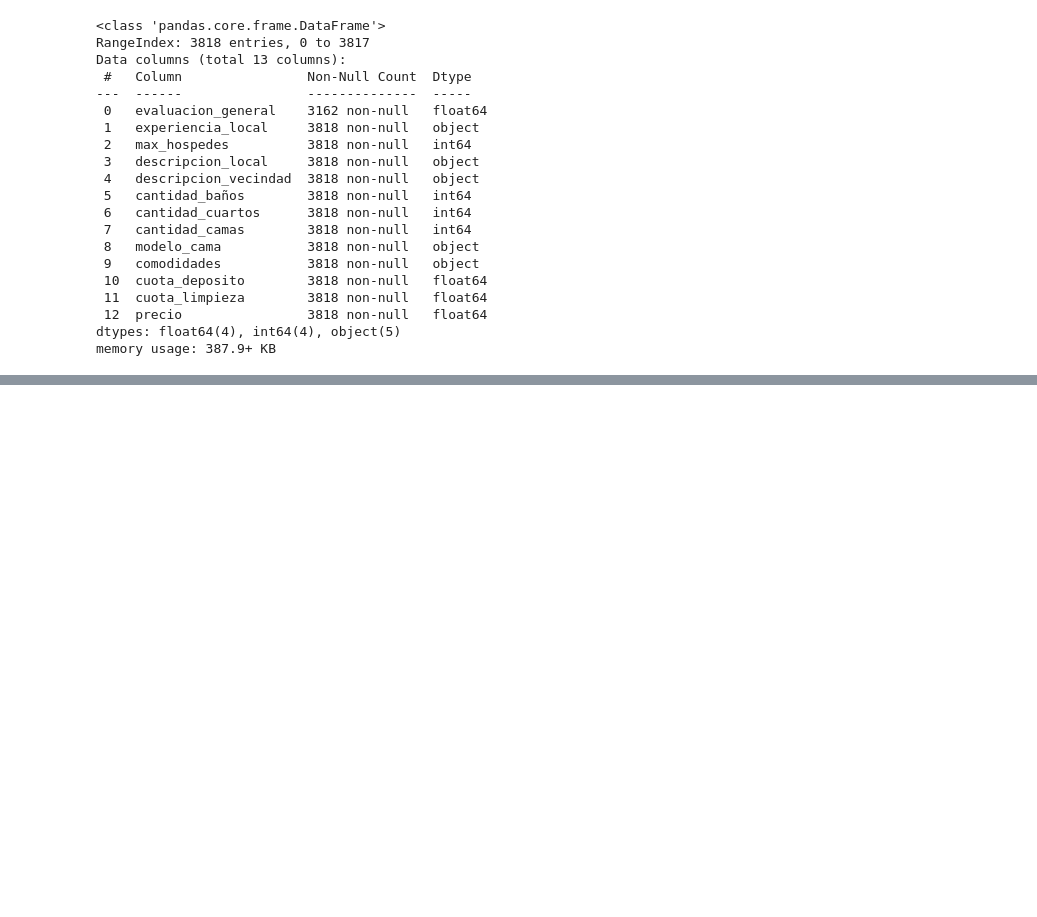
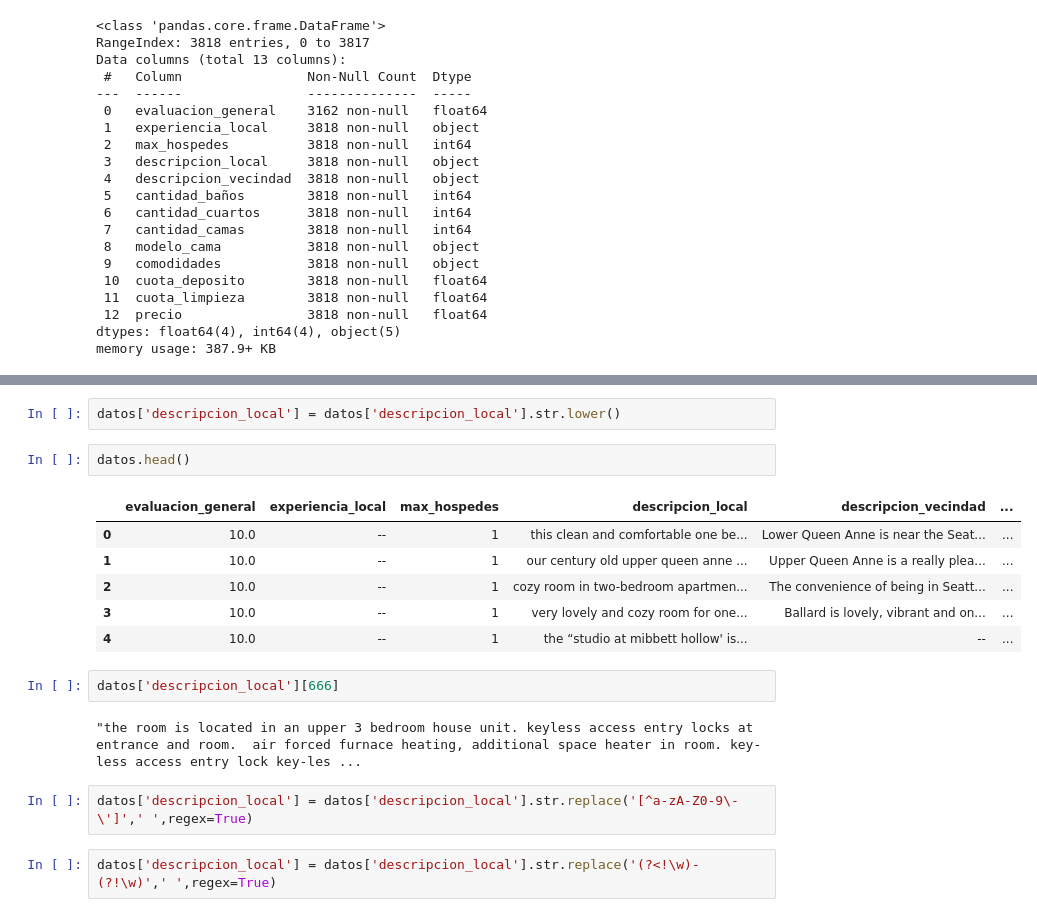
Before and after one commit to OFrancisco3/Data_Science, a Jupyter notebook: Transformacion_manipulacion.ipynb, the cells around one changed output, grey strips where cells are left out. Saved outputs shown, nothing was run; the diff lists cells and outputs as text; blank space fills up the shorter version.

```diff
--- a/Transformacion_manipulacion.ipynb
+++ b/Transformacion_manipulacion.ipynb
@@ -251,3 +251,22 @@ datos.head()
 | 2 | 10.0 | -- | 1 | Cozy room in two-bedroom apartmen... | The convenience of being in Seatt... | ... |
 | 3 | 10.0 | -- | 1 | Very lovely and cozy room for one... | Ballard is lovely, vibrant and on... | ... |
 | 4 | 10.0 | -- | 1 | The “Studio at Mibbett Hollow' is... | -- | ... |
+# %%
+datos['descripcion_local'] = datos['descripcion_local'].str.lower()
+# %%
+datos.head()
+# %% [output]
+|  | evaluacion_general | experiencia_local | max_hospedes | descripcion_local | descripcion_vecindad | ... |
+| 0 | 10.0 | -- | 1 | this clean and comfortable one be... | Lower Queen Anne is near the Seat... | ... |
+| 1 | 10.0 | -- | 1 | our century old upper queen anne ... | Upper Queen Anne is a really plea... | ... |
+| 2 | 10.0 | -- | 1 | cozy room in two-bedroom apartmen... | The convenience of being in Seatt... | ... |
+| 3 | 10.0 | -- | 1 | very lovely and cozy room for one... | Ballard is lovely, vibrant and on... | ... |
+| 4 | 10.0 | -- | 1 | the “studio at mibbett hollow' is... | -- | ... |
+# %%
+datos['descripcion_local'][666]
+# %% [output]
+"the room is located in an upper 3 bedroom house unit. keyless access entry locks at entrance and room.  air forced furnace heating, additional space heater in room. key-less access entry lock key-les ...
+# %%
+datos['descripcion_local'] = datos['descripcion_local'].str.replace('[^a-zA-Z0-9\-\']',' ',regex=True)
+# %%
+datos['descripcion_local'] = datos['descripcion_local'].str.replace('(?<!\w)-(?!\w)',' ',regex=True)
```
Also changed, not shown: parts of 18 cells of this notebook.
